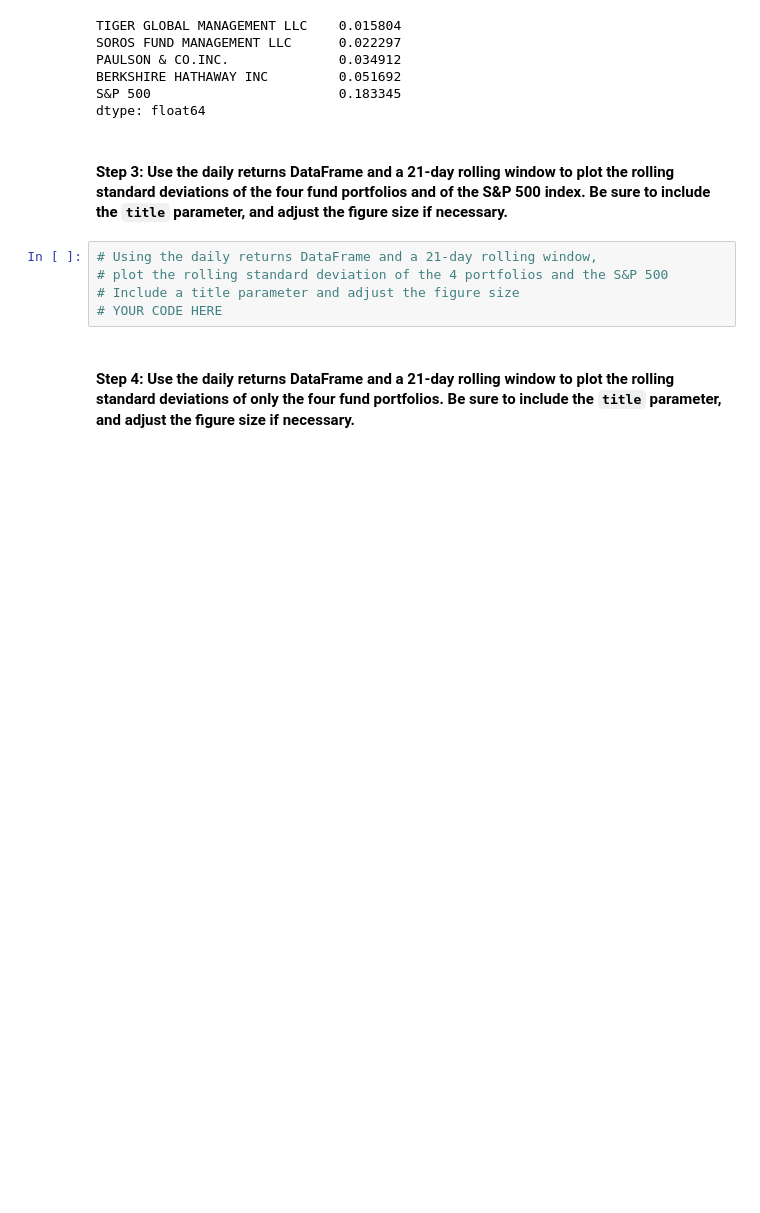
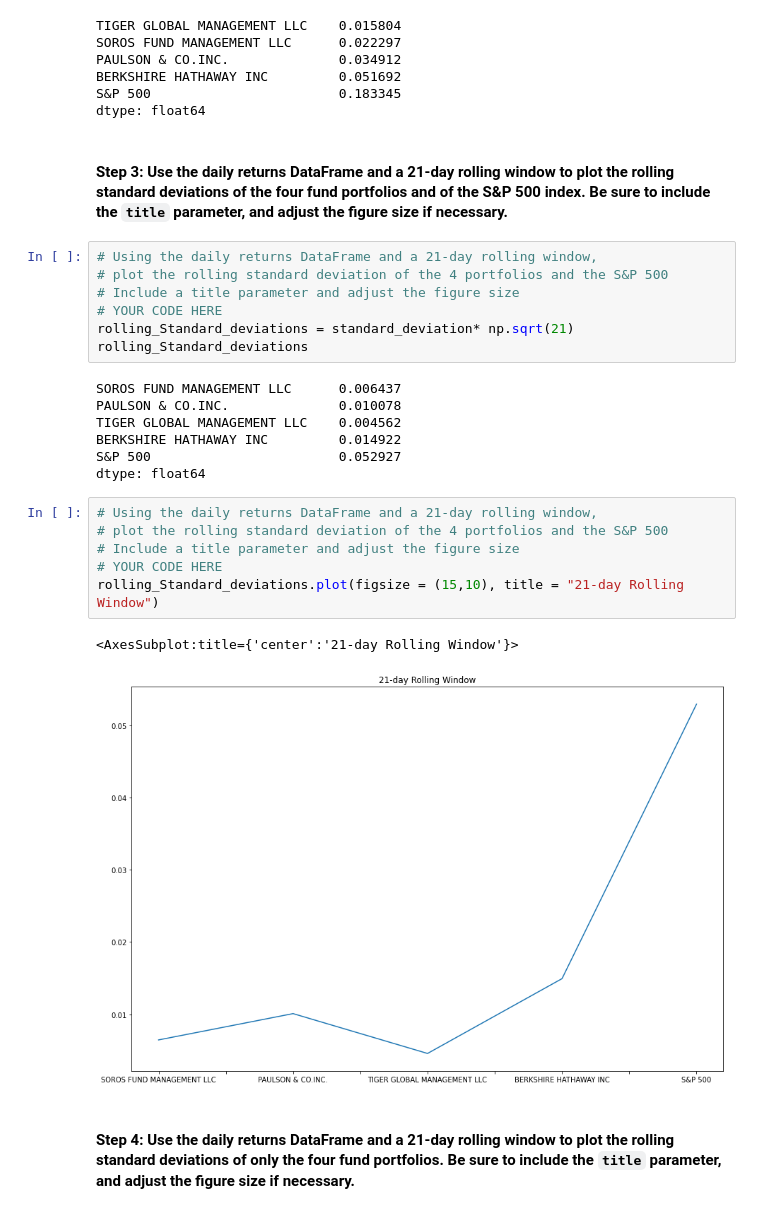
Before and after one commit to Khaingz/Challenge3, a Jupyter notebook: risk_return_analysis.ipynb, the cells around one changed output. Saved outputs shown, nothing was run; the diff lists cells and outputs as text; blank space fills up the shorter version.

```diff
--- a/risk_return_analysis.ipynb
+++ b/risk_return_analysis.ipynb
@@ -298,6 +298,24 @@ dtype: float64
 # plot the rolling standard deviation of the 4 portfolios and the S&P 500
 # Include a title parameter and adjust the figure size
 # YOUR CODE HERE
+rolling_Standard_deviations = standard_deviation* np.sqrt(21)
+rolling_Standard_deviations
+# %% [output]
+SOROS FUND MANAGEMENT LLC      0.006437
+PAULSON & CO.INC.              0.010078
+TIGER GLOBAL MANAGEMENT LLC    0.004562
+BERKSHIRE HATHAWAY INC         0.014922
+S&P 500                        0.052927
+dtype: float64
+# %%
+# Using the daily returns DataFrame and a 21-day rolling window,
+# plot the rolling standard deviation of the 4 portfolios and the S&P 500
+# Include a title parameter and adjust the figure size
+# YOUR CODE HERE
+rolling_Standard_deviations.plot(figsize = (15,10), title = "21-day Rolling Window")
+# %% [output]
+<AxesSubplot:title={'center':'21-day Rolling Window'}>
+[figure, added]
 # %% [markdown]
 #### Step 4: Use the daily returns DataFrame and a 21-day rolling window to plot the rolling standard deviations of only the four fund portfolios. Be sure to include the `title` parameter, and adjust the figure size if necessary.
 # %%
```
Also changed, not shown: parts of 16 cells of this notebook, 1 other file.
